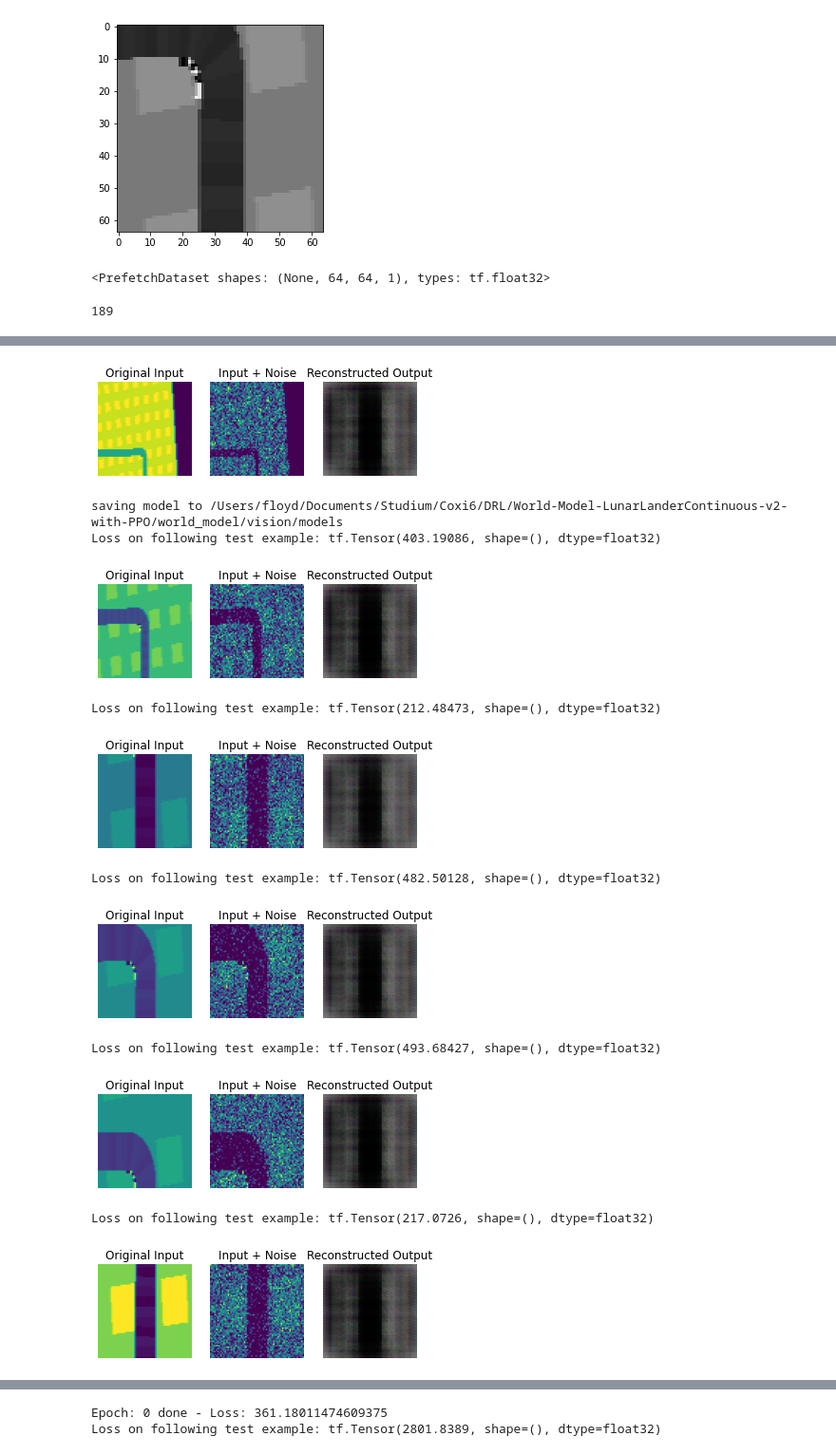
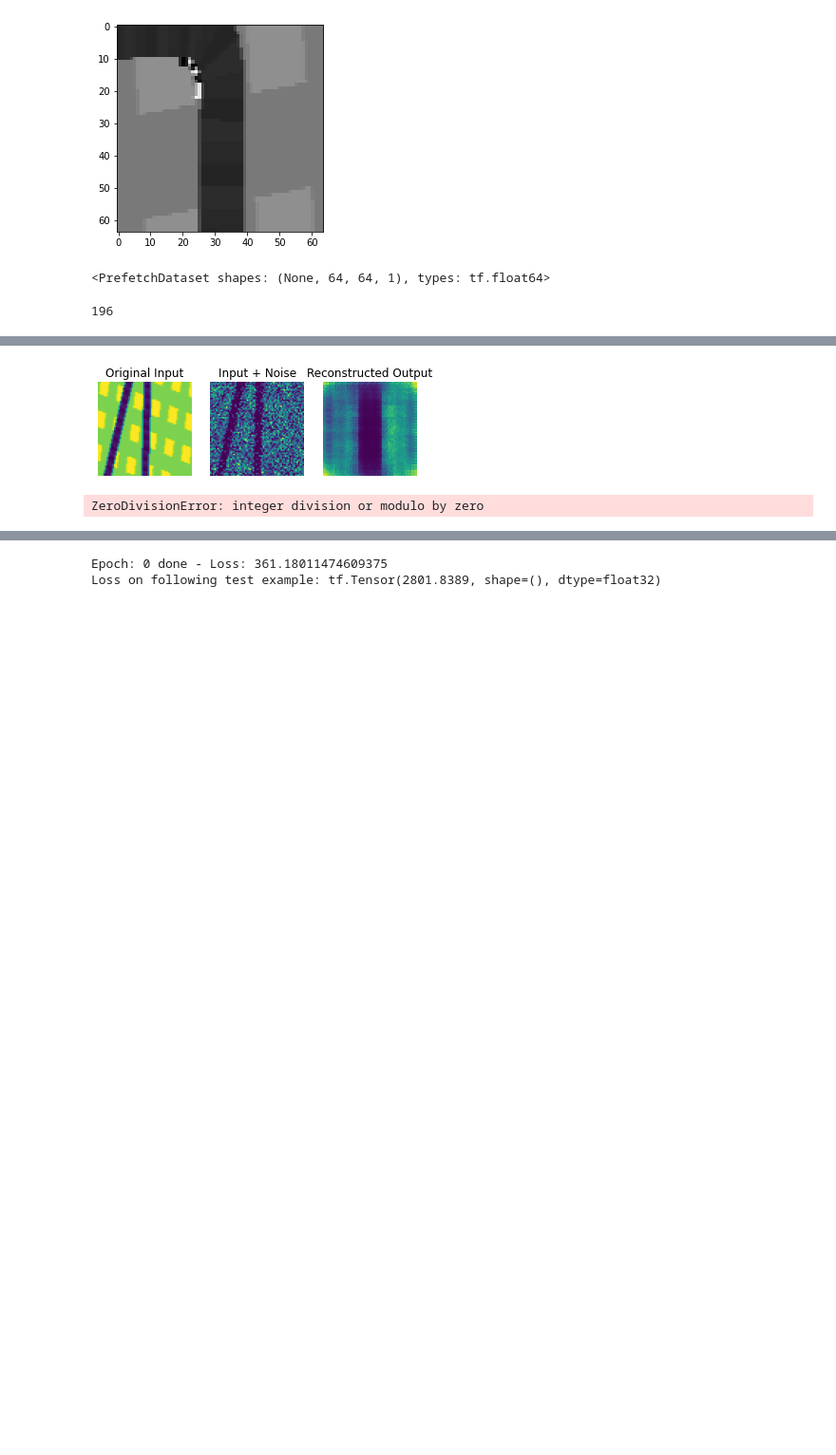
Before and after one commit to Tensor-to-the-flow/World-Model-CarRacing-with-PPO, a Jupyter notebook: world_model/vision/VAE_TRAINING.ipynb, the cells around one changed output, grey strips where cells are left out. Shown at 95% size. Saved outputs shown, nothing was run; the diff lists cells and outputs as text; code cells hidden in the pictures; blank space fills up the shorter version.

```diff
--- a/world_model/vision/VAE_TRAINING.ipynb
+++ b/world_model/vision/VAE_TRAINING.ipynb
@@ -30,15 +31,15 @@ plt.show()
 [figure]
 # %%
 ds = tf.data.Dataset.from_tensor_slices(rand_data[50000:100000])
-ds = ds.map(lambda x: tf.cast(x, tf.float32))
-ds = ds.shuffle(32).batch(265).prefetch(tf.data.experimental.AUTOTUNE)
+ds = ds.map(lambda x: tf.cast(x, tf.float64))
+ds = ds.shuffle(32).batch(256).prefetch(tf.data.experimental.AUTOTUNE)
 print(ds)
 # %% [output]
-<PrefetchDataset shapes: (None, 64, 64, 1), types: tf.float32>
+<PrefetchDataset shapes: (None, 64, 64, 1), types: tf.float64>
 # %%
 len(ds)
 # %% [output]
-189
+196
 # %%
 def compare_images(input,model,n_images):
   """iterate over n_images images and plot original vs. reconstruction"""
@@ -75,14 +76,17 @@ def train(model, data, epochs):
     batch_loss = []
 
     for epoch in range(epochs):
-
+        t = time.time()
         for batch in data:
             batch_loss.append(np.mean(v.backward(batch)['reconstruction-loss']))
         losses.append(np.mean(batch_loss))
 
-        print(f"Epoch: {epoch} done - Loss: {losses[-1]}")
+        print(f"Epoch: {epoch} done - Loss: {losses[-1]} - Time {time.time() - t}")
         compare_images(ds, v, 1)
 
-    model.save(os.getcwd())
+        if 10 % (epoch+1) == 0:
+            model.save(os.getcwd() + "/modelv2/" + str(epoch))
+
+    model.save(os.getcwd() + "/modelv2")
 
     return losses
@@ -89,7 +102,9 @@ def train(model, data, epochs):
+# %%
+loss = []
 # %%
 v = VAE()
 
-losses = train(v, ds, 1)
+loss.append(train(v, ds, 256))
 
-compare_images(ds, v, 5)
+compare_images(ds, v, 2)
 # %% [output]
@@ -98,12 +113,2 @@ Loss on following test example: tf.Tensor(3763.5977, shape=(), dtype=float32)
-[figure, old version]
+[figure, new version]
-saving model to /Users/floyd/Documents/Studium/Coxi6/DRL/World-Model-LunarLanderContinuous-v2-with-PPO/world_model/vision/models
-Loss on following test example: tf.Tensor(403.19086, shape=(), dtype=float32)
+ZeroDivisionError: integer division or modulo by zero
-[figure, removed]
-Loss on following test example: tf.Tensor(212.48473, shape=(), dtype=float32)
-[figure, removed]
-Loss on following test example: tf.Tensor(482.50128, shape=(), dtype=float32)
-[figure, removed]
-Loss on following test example: tf.Tensor(493.68427, shape=(), dtype=float32)
-[figure, removed]
-Loss on following test example: tf.Tensor(217.0726, shape=(), dtype=float32)
-[figure, removed]
```
Also changed, not shown: parts of 4 cells of this notebook, 11 other files.
